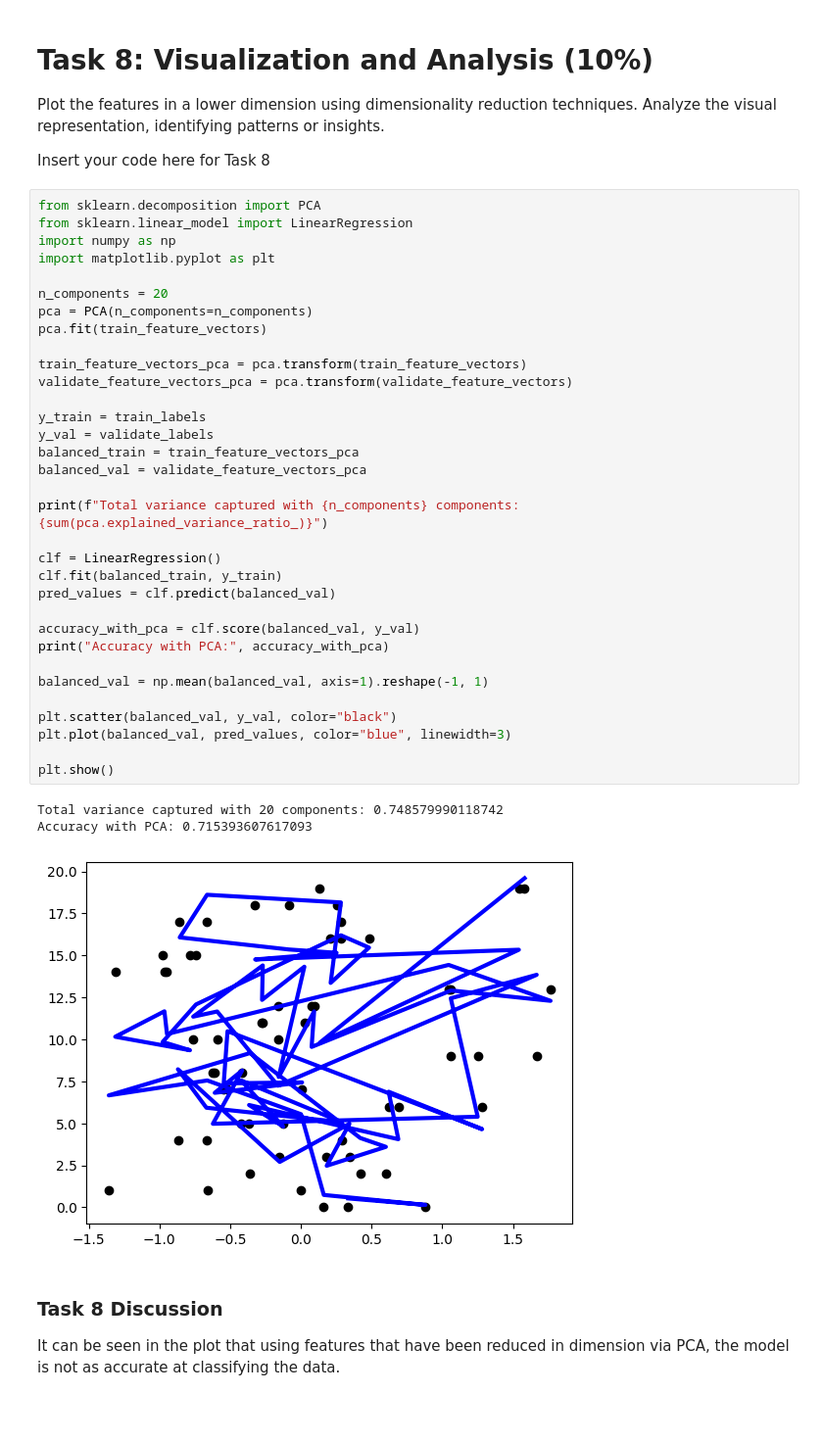
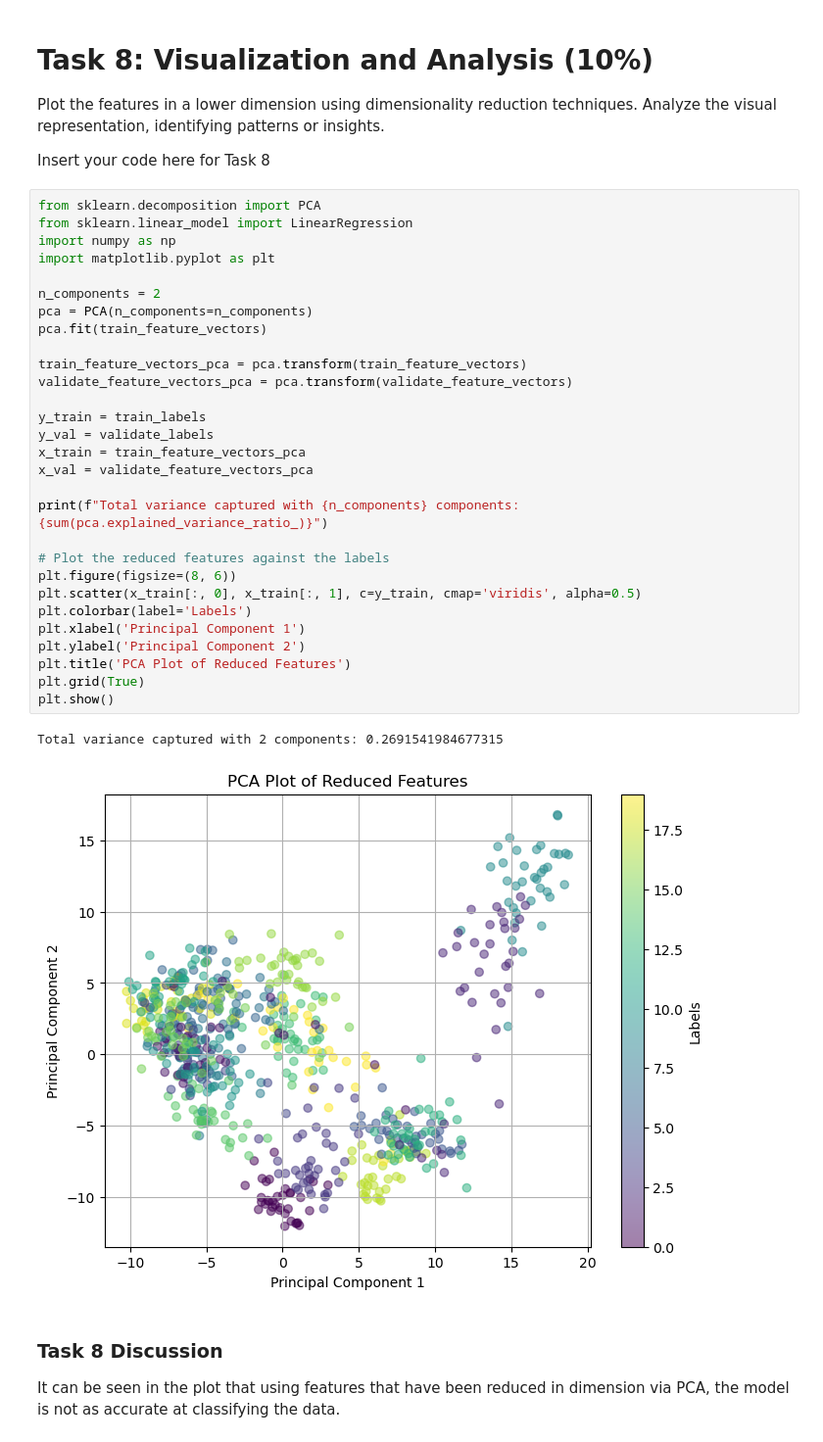
Before and after one commit to coopercole/syde522_assign1, a Jupyter notebook: Assignment1.ipynb, the cells around one changed output. Shown: that part at 98% size. Saved outputs shown, nothing was run; the diff lists cells and outputs as text; blank space fills up the shorter version.

```diff
--- a/Assignment1.ipynb
+++ b/Assignment1.ipynb
@@ -443,40 +443,35 @@ Insert your code here for Task 8
 # %%
 from sklearn.decomposition import PCA
 from sklearn.linear_model import LinearRegression
 import numpy as np
 import matplotlib.pyplot as plt
 
-n_components = 20
+n_components = 2
 pca = PCA(n_components=n_components)
 pca.fit(train_feature_vectors)
 
 train_feature_vectors_pca = pca.transform(train_feature_vectors)
 validate_feature_vectors_pca = pca.transform(validate_feature_vectors)
 
 y_train = train_labels
 y_val = validate_labels
-balanced_train = train_feature_vectors_pca
-balanced_val = validate_feature_vectors_pca
+x_train = train_feature_vectors_pca
+x_val = validate_feature_vectors_pca
 
 print(f"Total variance captured with {n_components} components: {sum(pca.explained_variance_ratio_)}")
 
-clf = LinearRegression()
-clf.fit(balanced_train, y_train)
-pred_values = clf.predict(balanced_val)
-
-accuracy_with_pca = clf.score(balanced_val, y_val)
-print("Accuracy with PCA:", accuracy_with_pca)
-
-balanced_val = np.mean(balanced_val, axis=1).reshape(-1, 1)
-
-plt.scatter(balanced_val, y_val, color="black")
-plt.plot(balanced_val, pred_values, color="blue", linewidth=3)
-
+# Plot the reduced features against the labels
+plt.figure(figsize=(8, 6))
+plt.scatter(x_train[:, 0], x_train[:, 1], c=y_train, cmap='viridis', alpha=0.5)
+plt.colorbar(label='Labels')
+plt.xlabel('Principal Component 1')
+plt.ylabel('Principal Component 2')
+plt.title('PCA Plot of Reduced Features')
+plt.grid(True)
 plt.show()
 # %% [output]
-Total variance captured with 20 components: 0.748579990118742
-Accuracy with PCA: 0.715393607617093
+Total variance captured with 2 components: 0.2691541984677315
-[figure, old version]
+[figure, new version]
 # %% [markdown]
 ### Task 8 Discussion
 
```
Also changed, not shown: parts of 1 cell of this notebook.
